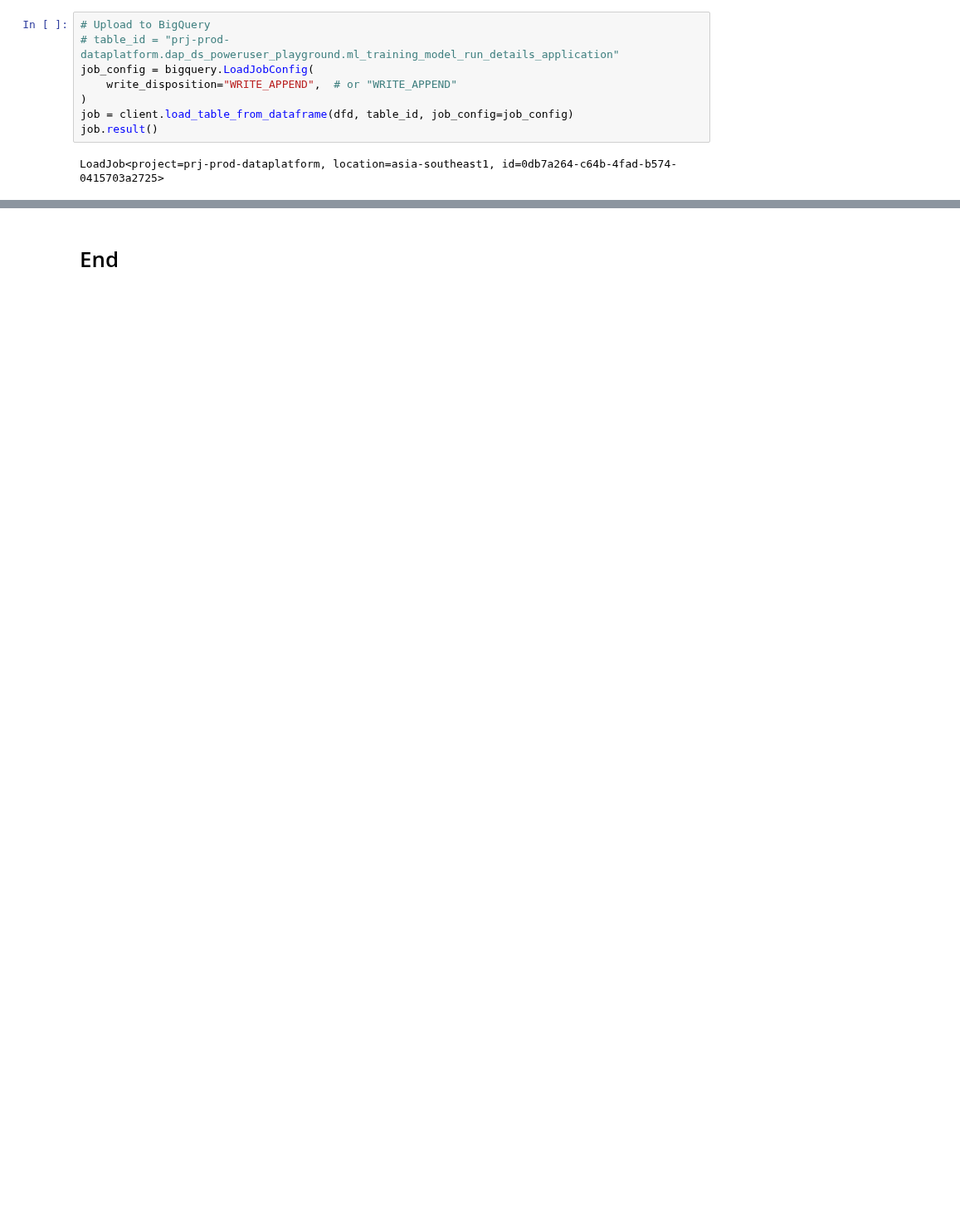
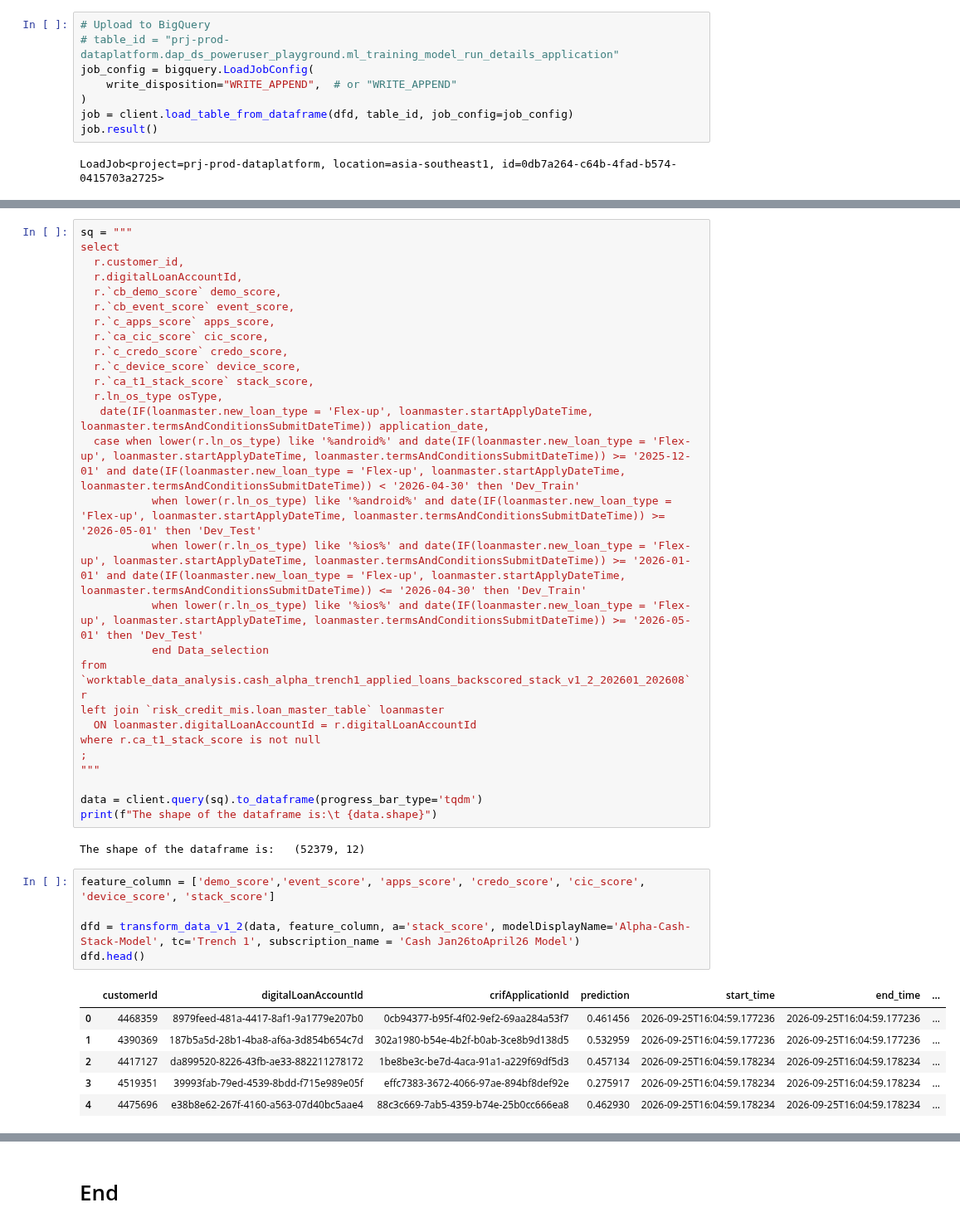
Before and after one commit to dchakroborti-tonik/Gini_Monitoring, a Jupyter notebook: PSI_Training_Data_Preparation/psi_training_psi_application.ipynb, the cells around one changed output, grey strips where cells are left out. Shown at 83% size. Cells and saved outputs as stored; diff of their text form; blank space fills up the shorter version.

Commit message:
Added Alpha and Beta cash for version v1.2

```diff
--- a/PSI_Training_Data_Preparation/psi_training_psi_application.ipynb
+++ b/PSI_Training_Data_Preparation/psi_training_psi_application.ipynb
@@ -5841,0 +5860,42 @@ LoadJob<project=prj-prod-dataplatform, location=asia-southeast1, id=0db7a264-c64
+# %%
+sq = """
+select
+  r.customer_id,
+  r.digitalLoanAccountId,
+  r.`cb_demo_score` demo_score,
+  r.`cb_event_score` event_score,
+  r.`c_apps_score` apps_score,
+  r.`ca_cic_score` cic_score,
+  r.`c_credo_score` credo_score,
+  r.`c_device_score` device_score,
+  r.`ca_t1_stack_score` stack_score,
+  r.ln_os_type osType,
+   date(IF(loanmaster.new_loan_type = 'Flex-up', loanmaster.startApplyDateTime, loanmaster.termsAndConditionsSubmitDateTime)) application_date,
+  case when lower(r.ln_os_type) like '%android%' and date(IF(loanmaster.new_loan_type = 'Flex-up', loanmaster.startApplyDateTime, loanmaster.termsAndConditionsSubmitDateTime)) >= '2025-12-01' and date(IF(loanmaster.new_loan_type = 'Flex-up', loanmaster.startApplyDateTime, loanmaster.termsAndConditionsSubmitDateTime)) < '2026-04-30' then 'Dev_Train'
+           when lower(r.ln_os_type) like '%android%' and date(IF(loanmaster.new_loan_type = 'Flex-up', loanmaster.startApplyDateTime, loanmaster.termsAndConditionsSubmitDateTime)) >= '2026-05-01' then 'Dev_Test'
+           when lower(r.ln_os_type) like '%ios%' and date(IF(loanmaster.new_loan_type = 'Flex-up', loanmaster.startApplyDateTime, loanmaster.termsAndConditionsSubmitDateTime)) >= '2026-01-01' and date(IF(loanmaster.new_loan_type = 'Flex-up', loanmaster.startApplyDateTime, loanmaster.termsAndConditionsSubmitDateTime)) <= '2026-04-30' then 'Dev_Train'
+           when lower(r.ln_os_type) like '%ios%' and date(IF(loanmaster.new_loan_type = 'Flex-up', loanmaster.startApplyDateTime, loanmaster.termsAndConditionsSubmitDateTime)) >= '2026-05-01' then 'Dev_Test'
+           end Data_selection
+from `worktable_data_analysis.cash_alpha_trench1_applied_loans_backscored_stack_v1_2_202601_202608` r
+left join `risk_credit_mis.loan_master_table` loanmaster
+  ON loanmaster.digitalLoanAccountId = r.digitalLoanAccountId
+where r.ca_t1_stack_score is not null
+;
+"""
+
+data = client.query(sq).to_dataframe(progress_bar_type='tqdm')
+print(f"The shape of the dataframe is:\t {data.shape}")
+# %% [output]
+The shape of the dataframe is:   (52379, 12)
+# %%
+feature_column = ['demo_score','event_score', 'apps_score', 'credo_score', 'cic_score', 'device_score', 'stack_score']
+
+dfd = transform_data_v1_2(data, feature_column, a='stack_score', modelDisplayName='Alpha-Cash-Stack-Model', tc='Trench 1', subscription_name = 'Cash Jan26toApril26 Model')
+dfd.head()
+# %% [output]
+|  | customerId | digitalLoanAccountId | crifApplicationId | prediction | start_time | end_time | ... |
+| 0 | 4468359 | 8979feed-481a-4417-8af1-9a1779e207b0 | 0cb94377-b95f-4f02-9ef2-69aa284a53f7 | 0.461456 | 2026-09-25T16:04:59.177236 | 2026-09-25T16:04:59.177236 | ... |
+| 1 | 4390369 | 187b5a5d-28b1-4ba8-af6a-3d854b654c7d | 302a1980-b54e-4b2f-b0ab-3ce8b9d138d5 | 0.532959 | 2026-09-25T16:04:59.177236 | 2026-09-25T16:04:59.177236 | ... |
+| 2 | 4417127 | da899520-8226-43fb-ae33-882211278172 | 1be8be3c-be7d-4aca-91a1-a229f69df5d3 | 0.457134 | 2026-09-25T16:04:59.178234 | 2026-09-25T16:04:59.178234 | ... |
+| 3 | 4519351 | 39993fab-79ed-4539-8bdd-f715e989e05f | effc7383-3672-4066-97ae-894bf8def92e | 0.275917 | 2026-09-25T16:04:59.178234 | 2026-09-25T16:04:59.178234 | ... |
+| 4 | 4475696 | e38b8e62-267f-4160-a563-07d40bc5aae4 | 88c3c669-7ab5-4359-b74e-25b0cc666ea8 | 0.462930 | 2026-09-25T16:04:59.178234 | 2026-09-25T16:04:59.178234 | ... |
```
Also changed, not shown: parts of 37 cells of this notebook, 1 other file.
